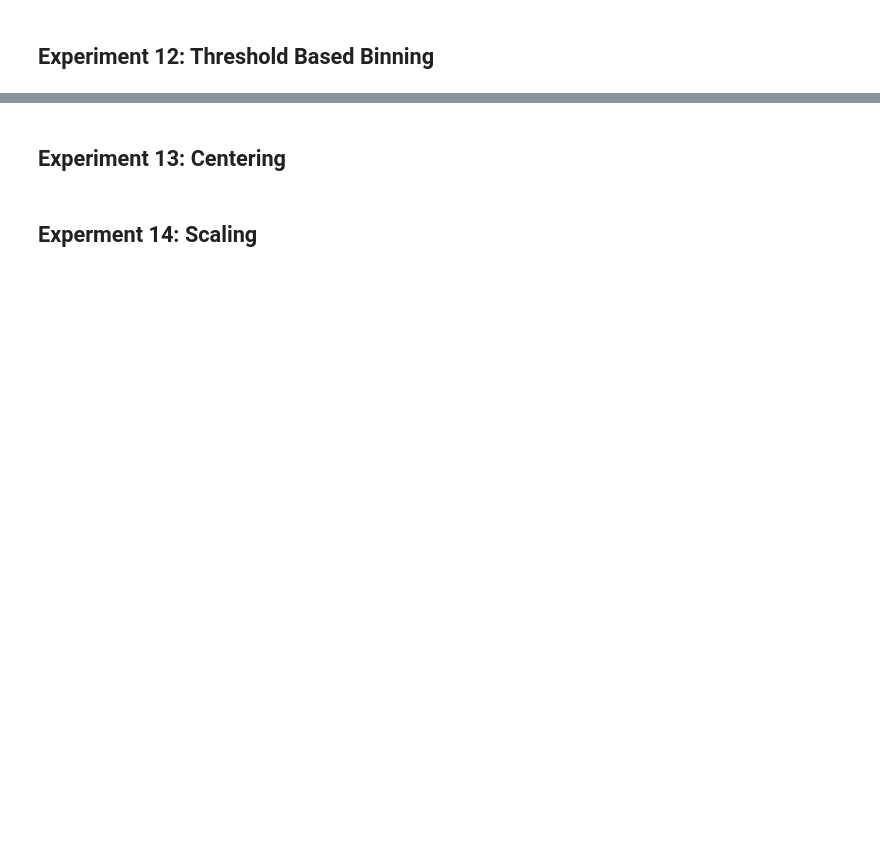
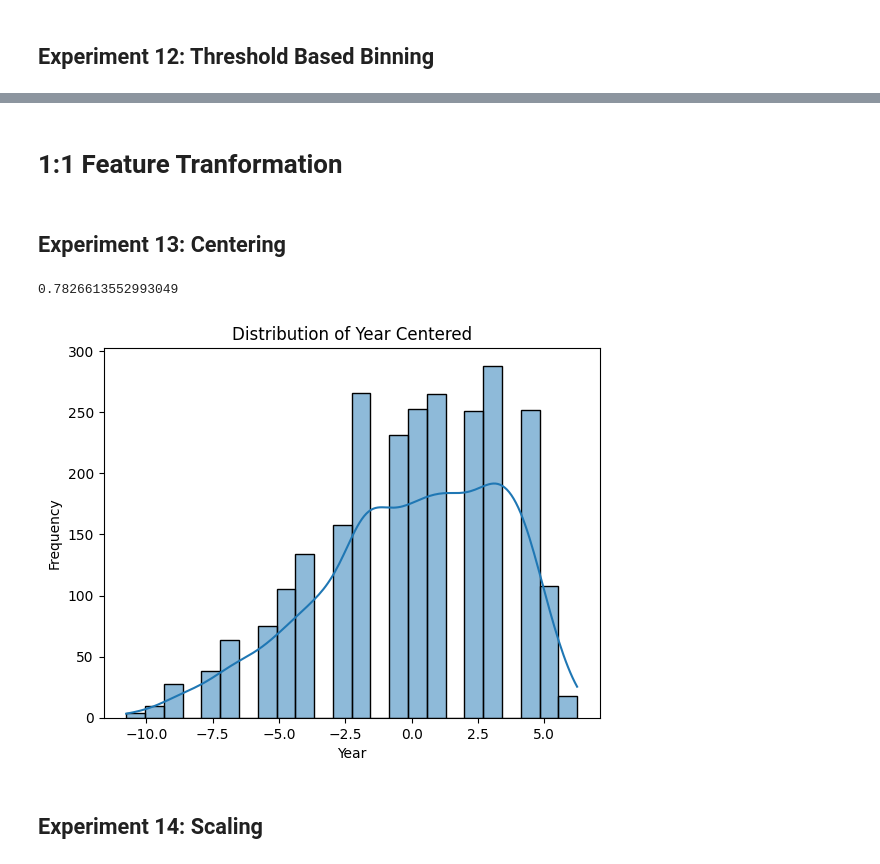
Before and after one commit to IIsameerII/COMP-6981-002-Sp.-Tpcs.-in-Computer-Science-Project, a Jupyter notebook: Data_Preparation_Project.ipynb, the cells around one changed output, grey strips where cells are left out. Drawn from its saved outputs; the diff is of its cells as text; code cells hidden in the pictures; blank space fills up the shorter version.

```diff
--- a/Data_Preparation_Project.ipynb
+++ b/Data_Preparation_Project.ipynb
@@ -487,4 +531,27 @@ score_9 = train_random_forest(X_clean,y_clean)
+# %% [markdown]
+# 1:1 Feature Tranformation
 # %% [markdown]
 ## Experiment 13: Centering
+# %%
+# I am going to perform centering for year and see the affect it has on the model
+
+center_X = interval_bin_X.copy()
+center_y = interval_bin_y.copy()
+
+year_mean = center_X['year'].mean()
+center_X['year_centered'] = center_X['year'] - year_mean
+
+del center_X['year']
+
+score_13 = train_random_forest(center_X,center_y)
+
+sns.histplot(center_X['year_centered'], kde=True) # kde for Kernel Density Estimate
+plt.xlabel('Year')
+plt.ylabel('Frequency')
+plt.title('Distribution of Year Centered')
+plt.show()
+# %% [output]
+0.7826613552993049
+[figure, added]
 # %% [markdown]
-## Experment 14: Scaling
+## Experiment 14: Scaling
```
Also changed, not shown: parts of 78 cells of this notebook, 4 other files.
